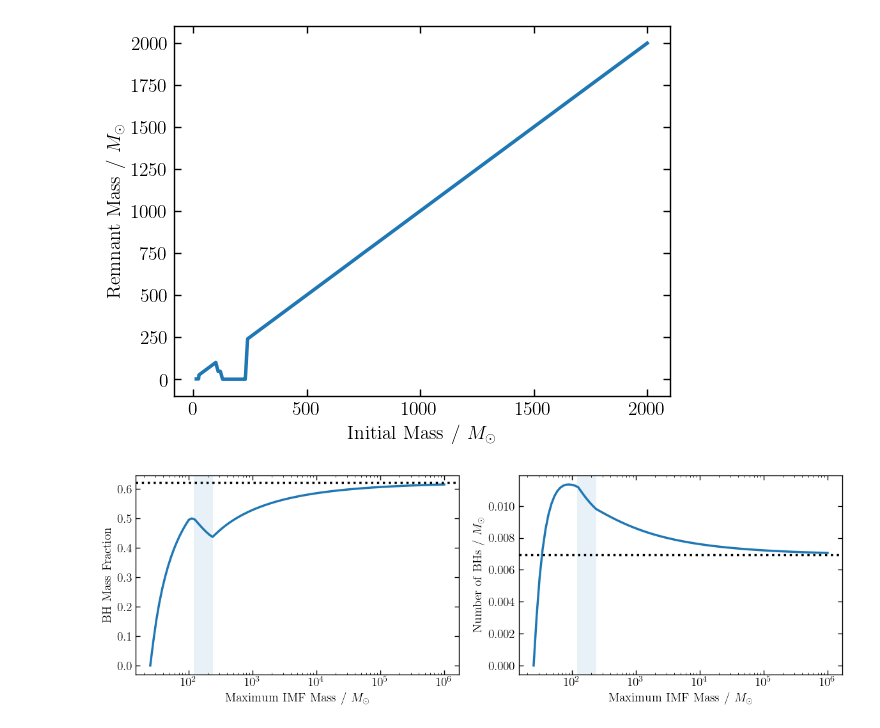
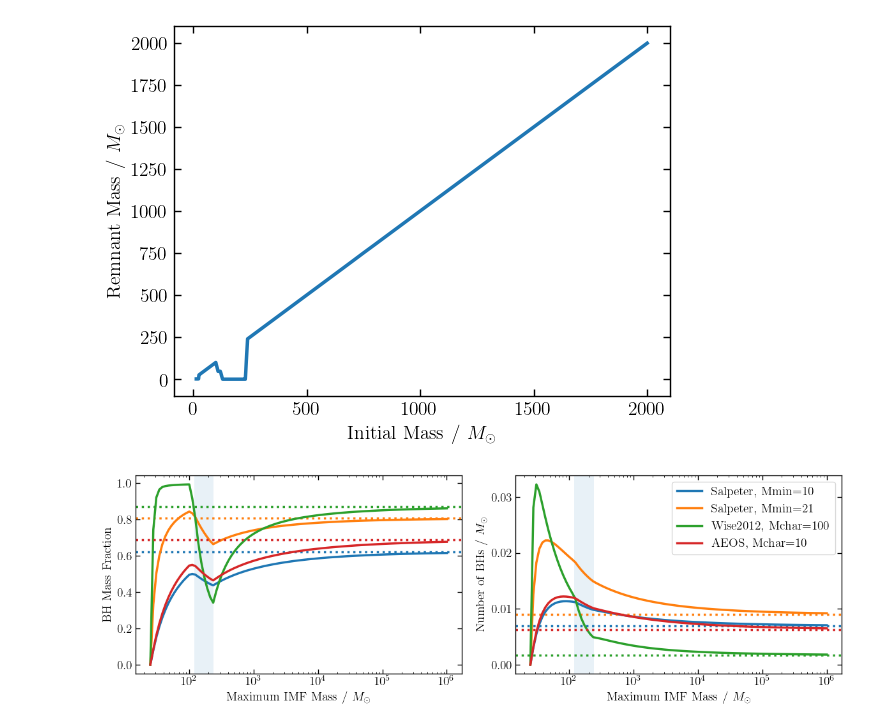
Before and after one commit to E-W-Jones/pIMF, a Jupyter notebook: examples/BlackHoles.ipynb, the cells around one changed output. Saved outputs shown, nothing was run; the diff lists cells and outputs as text; code cells hidden in the pictures.

```diff
--- a/examples/BlackHoles.ipynb
+++ b/examples/BlackHoles.ipynb
@@ -101,6 +130,15 @@ Mremnant = np.array([1.49550e+00, 1.46074e+00, 1.46122e+00, 1.56980e+00, 1.68152
                      6.49447e+02, 6.99443e+02, 7.49937e+02, 7.99397e+02, 8.99335e+02,
                      9.99310e+02, 1.24892e+03, 1.49836e+03, 1.74795e+03, 1.99676e+03])
 
+# Create an array of 1 if a BH is formed, and 0 otherwise.
+BH_flag = np.logical_and(Mremnant > 0, Minitial >= 25).astype(int)
+
+popIII_stellar_model = {
+    "Minitial": Minitial,
+    "Mremnant": Mremnant,
+    "BH_flag": BH_flag
+}
+
 # Check we get what we expect compared to Fig. 4 of Costa et al (2024), which described the main PARSECV2.0 data release.
 plt.plot(Minitial, Mremnant)
 plt.xlabel("Initial Mass / $M_\odot$")
@@ -111,41 +149,16 @@ plt.show()
 # %%
 def popIII_imf(Mmax=np.inf):
     return PowerLawIMF(Mmin=10, Mmax=Mmax, normalisation="mass")
 
-def BH_mass_fraction(Mmax):
-    return popIII_imf(Mmax).integrate_linear_piecewise_interpolated_product(25, Mmax, Minitial, Mremnant, extrapolate_grid=True)
 
-# Create an array of 1 if a BH is formed, and 0 otherwise.
-BH_flag = np.logical_and(Mremnant > 0, Minitial >= 25).astype(int)
-
-def number_of_BHs(Mmax):
-    return popIII_imf(Mmax).integrate_linear_piecewise_interpolated_product(25, Mmax, Minitial, BH_flag, extrapolate_grid=True)
+plot(
+    popIII_stellar_model,
+    lambda Mmax: PowerLawIMF(Mmin=10, Mmax=Mmax, normalisation="mass"),
+    lambda Mmax: PowerLawIMF(Mmin=21, Mmax=Mmax, normalisation="mass"),
+    lambda Mmax: GeneralisedGammaIMF(Mmin=1, mc=100, Mmax=Mmax, normalisation="mass"),
+    lambda Mmax: GeneralisedGammaIMF(Mmin=1, mc=10, Mmax=Mmax, normalisation="mass"),
+    include_PISN_mass_gap=True,
+    imf_labels=["Salpeter, Mmin=10", "Salpeter, Mmin=21", "Wise2012, Mchar=100", "AEOS, Mchar=10"]
+)
+# %% [output]
+[figure, added]
-# %%
-fig, (mass_ax, number_ax) = plt.subplots(1, 2, figsize=(12, 4))
-
-maximum_masses = np.geomspace(25, 1e6, 100)
-
-mass_ax.semilogx(maximum_masses, [BH_mass_fraction(Mmax) for Mmax in maximum_masses])
-# As an extreme, what is the behaviour as Mmax -> infinity
-mass_ax.axhline(BH_mass_fraction(np.inf), color="black", linestyle="dotted")
-# PISN mass-gap
-mass_ax.axvspan(120, 240, alpha=0.1)
-
-
-mass_ax.set_xlabel("Maximum IMF Mass / $M_\odot$")
-mass_ax.set_ylabel("BH Mass Fraction")
-
-
-number_ax.semilogx(maximum_masses, [number_of_BHs(Mmax) for Mmax in maximum_masses])
-# Limit as Mmax -> infinity
-number_ax.axhline(number_of_BHs(np.inf), color="black", linestyle="dotted")
-# PISN mass-gap
-number_ax.axvspan(120, 240, alpha=0.1)
-
-number_ax.set_xlabel("Maximum IMF Mass / $M_\odot$")
-number_ax.set_ylabel("Number of BHs / $M_\odot$")
-
-plt.tight_layout()
-plt.show()
-# %% [output]
-[figure, removed]
```
Also changed, not shown: parts of 5 cells of this notebook, 1 other file.
